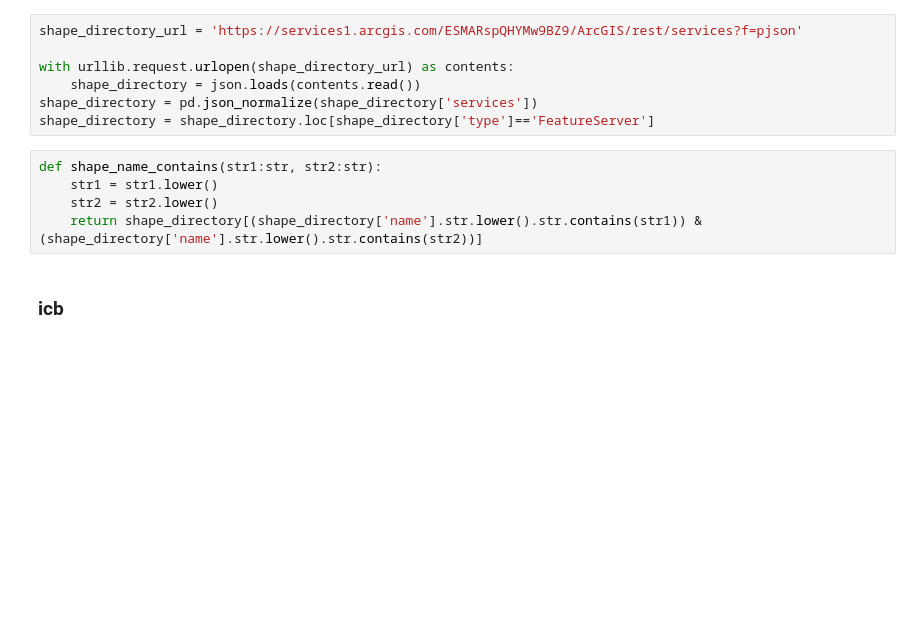
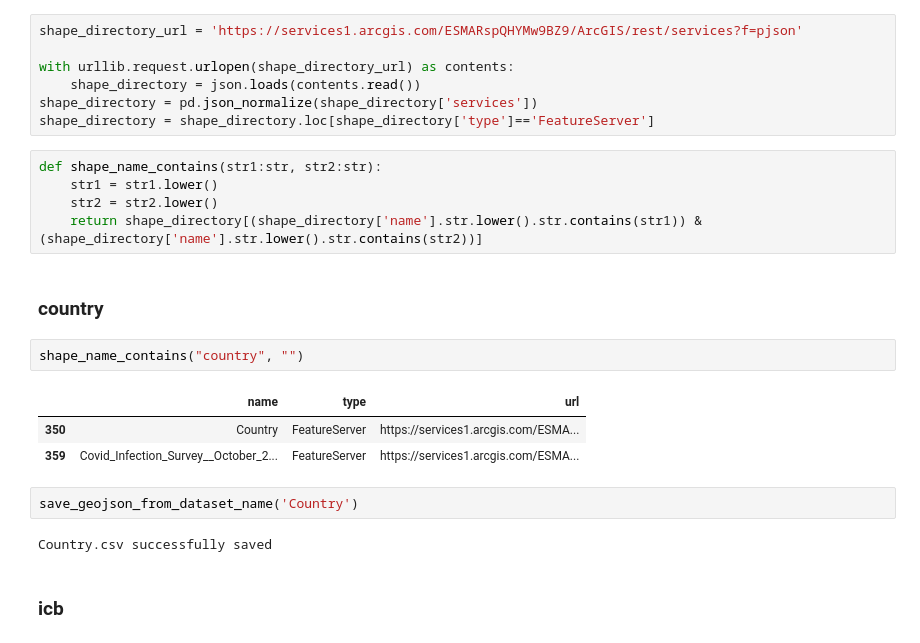
Before and after one commit to NIHR-BI/Health_Indicators, a Jupyter notebook: ons_open_geography.ipynb, the cells around one changed output. Saved outputs shown, nothing was run; the diff lists cells and outputs as text; blank space fills up the shorter version.

Commit message:
save eng and wales shapes

```diff
--- a/ons_open_geography.ipynb
+++ b/ons_open_geography.ipynb
@@ -75,6 +75,18 @@ def shape_name_contains(str1:str, str2:str):
     str1 = str1.lower()
     str2 = str2.lower()
     return shape_directory[(shape_directory['name'].str.lower().str.contains(str1)) & (shape_directory['name'].str.lower().str.contains(str2))]
+# %% [markdown]
+### country
+# %%
+shape_name_contains("country", "")
+# %% [output]
+|  | name | type | url |
+| 350 | Country | FeatureServer | https://services1.arcgis.com/ESMA... |
+| 359 | Covid_Infection_Survey__October_2... | FeatureServer | https://services1.arcgis.com/ESMA... |
+# %%
+save_geojson_from_dataset_name('Country')
+# %% [output]
+Country.csv successfully saved
 # %% [markdown]
 ### icb
 # %%
```
